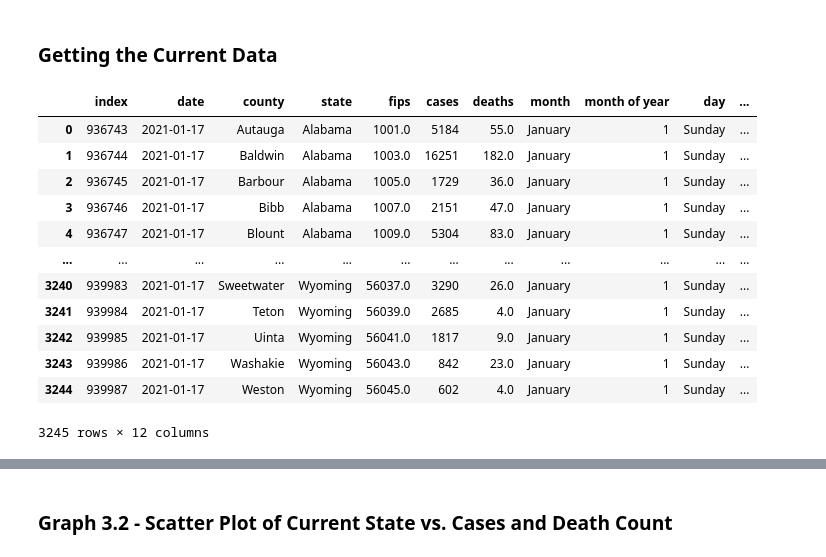
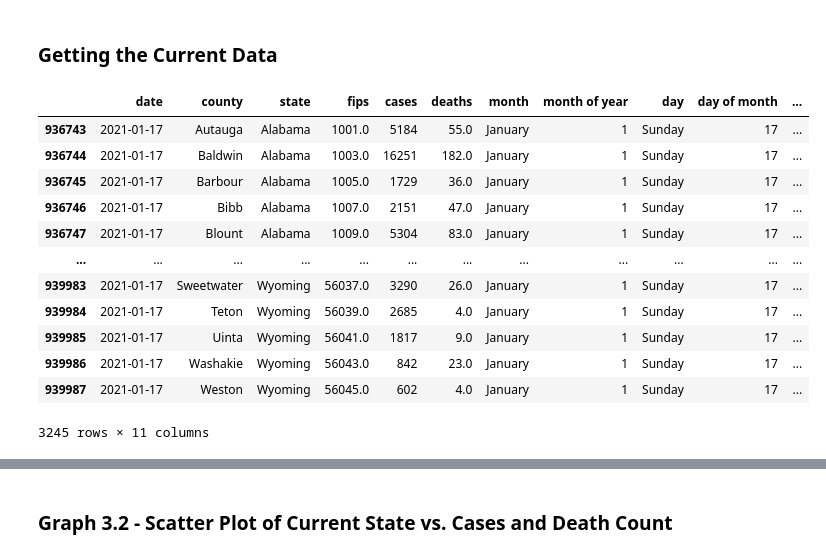
Before and after one commit to nickdlc/CUNY-Data-Analytics, a Jupyter notebook: mini_projects/data_analytics/Data_Analytics_Mini_Project02.ipynb, the cells around one changed output, grey strips where cells are left out. Saved outputs shown, nothing was run; the diff lists cells and outputs as text; code cells hidden in the pictures.

```diff
--- a/mini_projects/data_analytics/Data_Analytics_Mini_Project02.ipynb
+++ b/mini_projects/data_analytics/Data_Analytics_Mini_Project02.ipynb
@@ -295,43 +351,44 @@ print(pd.Timestamp.now().normalize())
 # %% [markdown]
 ### Getting the Current Data
 # %%
-from datetime import datetime, timedelta
+from datetime import datetime, timedelta, timezone
 
-def get_curr_data(data):
+def get_current_data(df):
   '''
   precondition: data is a pandas DataFrame object
   postcondition: returns the rows with yesterday's date
   '''
 
-  # Gets yesterday's date since the NYTimes COVID bot updates the previous day's reports
+  # Gets yesterday's date since the NYTimes Covid bot updates the previous day's reports
   # at roughly 1AM EST.
-  yesterday = datetime.now() - timedelta(days=1)
+  # Subtracts 5 hours since datetime.now() returns the time in UTC.
+  yesterday = datetime.now() - timedelta(days=1) - timedelta(hours=5)
 
   # Creates a new DataFrame as a subset of the data passed into the function where
   # the date is for the previous day.
-  curr_data = data[(data['year'] == yesterday.year) &
-                 (data['month of year'] == yesterday.month) &
-                 (data['day of month'] == yesterday.day)].reset_index()
+  current_data = df[(df['year'] == yesterday.year) &
+                 (df['month of year'] == yesterday.month) &
+                 (df['day of month'] == yesterday.day)]
 
-  return curr_data
+  return current_data
 # %%
-curr_data = get_curr_data(data)
+curr_data = get_current_data(data)
 
 curr_data
 # %% [output]
-|  | index | date | county | state | fips | cases | deaths | month | month of year | day | ... |
-| 0 | 936743 | 2021-01-17 | Autauga | Alabama | 1001.0 | 5184 | 55.0 | January | 1 | Sunday | ... |
-| 1 | 936744 | 2021-01-17 | Baldwin | Alabama | 1003.0 | 16251 | 182.0 | January | 1 | Sunday | ... |
-| 2 | 936745 | 2021-01-17 | Barbour | Alabama | 1005.0 | 1729 | 36.0 | January | 1 | Sunday | ... |
-| 3 | 936746 | 2021-01-17 | Bibb | Alabama | 1007.0 | 2151 | 47.0 | January | 1 | Sunday | ... |
-| 4 | 936747 | 2021-01-17 | Blount | Alabama | 1009.0 | 5304 | 83.0 | January | 1 | Sunday | ... |
+|  | date | county | state | fips | cases | deaths | month | month of year | day | day of month | ... |
+| 936743 | 2021-01-17 | Autauga | Alabama | 1001.0 | 5184 | 55.0 | January | 1 | Sunday | 17 | ... |
+| 936744 | 2021-01-17 | Baldwin | Alabama | 1003.0 | 16251 | 182.0 | January | 1 | Sunday | 17 | ... |
+| 936745 | 2021-01-17 | Barbour | Alabama | 1005.0 | 1729 | 36.0 | January | 1 | Sunday | 17 | ... |
+| 936746 | 2021-01-17 | Bibb | Alabama | 1007.0 | 2151 | 47.0 | January | 1 | Sunday | 17 | ... |
+| 936747 | 2021-01-17 | Blount | Alabama | 1009.0 | 5304 | 83.0 | January | 1 | Sunday | 17 | ... |
 | ... | ... | ... | ... | ... | ... | ... | ... | ... | ... | ... | ... |
-| 3240 | 939983 | 2021-01-17 | Sweetwater | Wyoming | 56037.0 | 3290 | 26.0 | January | 1 | Sunday | ... |
-| 3241 | 939984 | 2021-01-17 | Teton | Wyoming | 56039.0 | 2685 | 4.0 | January | 1 | Sunday | ... |
-| 3242 | 939985 | 2021-01-17 | Uinta | Wyoming | 56041.0 | 1817 | 9.0 | January | 1 | Sunday | ... |
-| 3243 | 939986 | 2021-01-17 | Washakie | Wyoming | 56043.0 | 842 | 23.0 | January | 1 | Sunday | ... |
-| 3244 | 939987 | 2021-01-17 | Weston | Wyoming | 56045.0 | 602 | 4.0 | January | 1 | Sunday | ... |
+| 939983 | 2021-01-17 | Sweetwater | Wyoming | 56037.0 | 3290 | 26.0 | January | 1 | Sunday | 17 | ... |
+| 939984 | 2021-01-17 | Teton | Wyoming | 56039.0 | 2685 | 4.0 | January | 1 | Sunday | 17 | ... |
+| 939985 | 2021-01-17 | Uinta | Wyoming | 56041.0 | 1817 | 9.0 | January | 1 | Sunday | 17 | ... |
+| 939986 | 2021-01-17 | Washakie | Wyoming | 56043.0 | 842 | 23.0 | January | 1 | Sunday | 17 | ... |
+| 939987 | 2021-01-17 | Weston | Wyoming | 56045.0 | 602 | 4.0 | January | 1 | Sunday | 17 | ... |
-3245 rows × 12 columns
+3245 rows × 11 columns
 # %%
 sorted_curr_data = curr_data.sort_values('cases', ascending=False)
 
```
Also changed, not shown: parts of 59 cells of this notebook.
